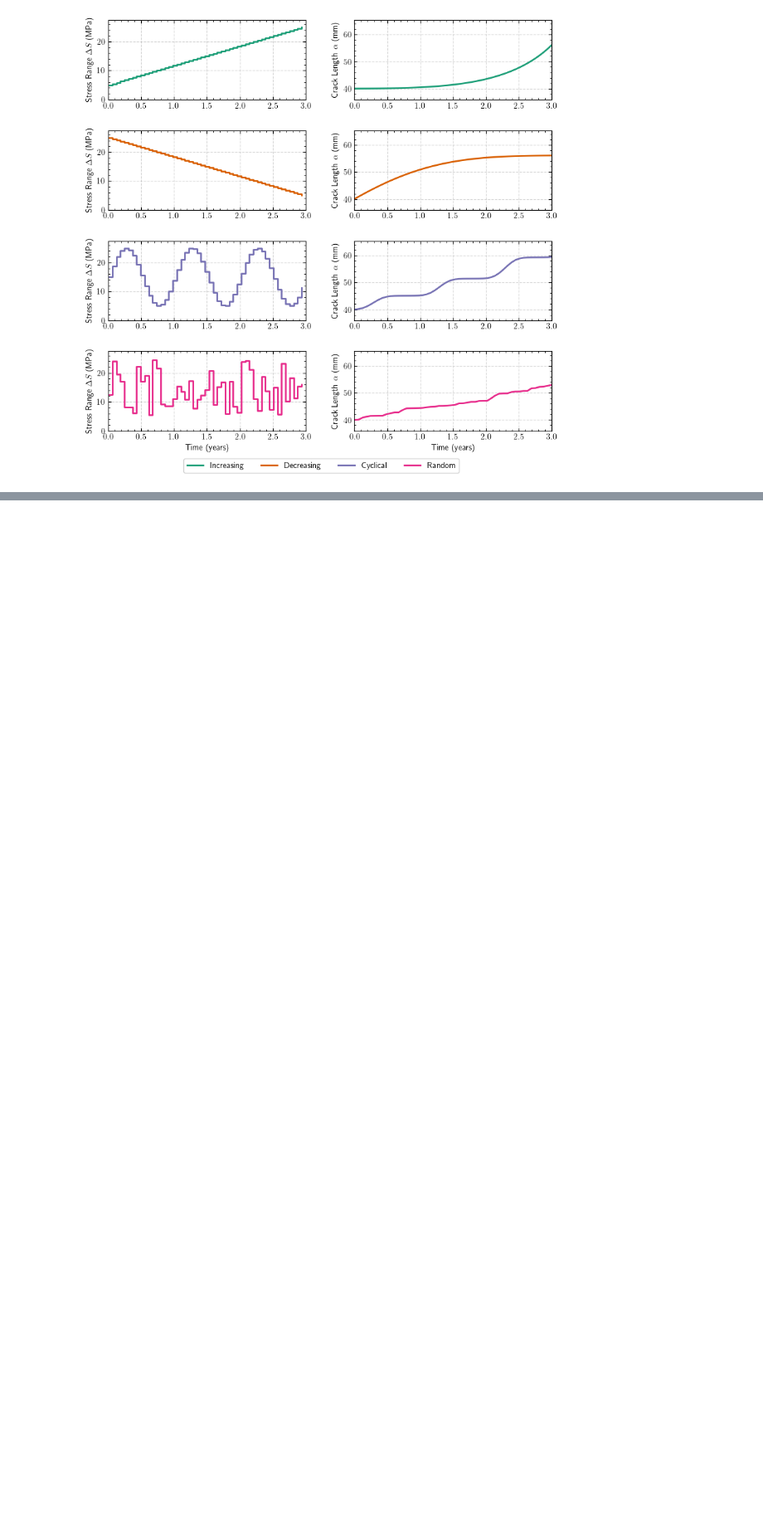
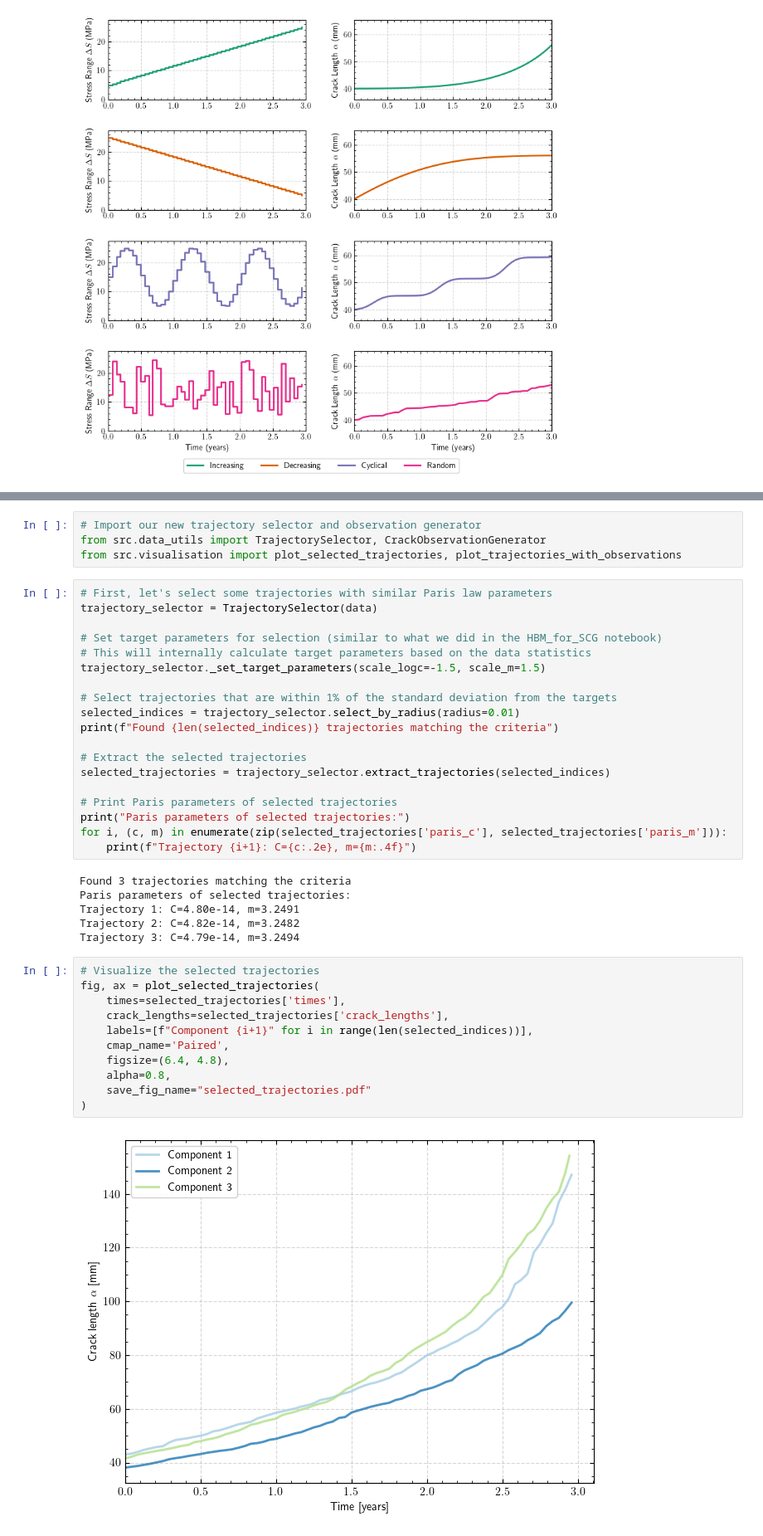
Before and after one commit to nsilionis/hierarchical-crack-growth-monitoring, a Jupyter notebook: notebooks/demo.ipynb, the cells around one changed output, grey strips where cells are left out. Shown at 83% size. Cells and saved outputs as stored; diff of their text form; blank space fills up the shorter version.

```diff
--- a/notebooks/demo.ipynb
+++ b/notebooks/demo.ipynb
@@ -244,0 +249,42 @@ Random      : 14.03 MPa
+# %%
+# Import our new trajectory selector and observation generator
+from src.data_utils import TrajectorySelector, CrackObservationGenerator
+from src.visualisation import plot_selected_trajectories, plot_trajectories_with_observations
+# %%
+# First, let's select some trajectories with similar Paris law parameters
+trajectory_selector = TrajectorySelector(data)
+
+# Set target parameters for selection (similar to what we did in the HBM_for_SCG notebook)
+# This will internally calculate target parameters based on the data statistics
+trajectory_selector._set_target_parameters(scale_logc=-1.5, scale_m=1.5)
+
+# Select trajectories that are within 1% of the standard deviation from the targets
+selected_indices = trajectory_selector.select_by_radius(radius=0.01)
+print(f"Found {len(selected_indices)} trajectories matching the criteria")
+
+# Extract the selected trajectories
+selected_trajectories = trajectory_selector.extract_trajectories(selected_indices)
+
+# Print Paris parameters of selected trajectories
+print("Paris parameters of selected trajectories:")
+for i, (c, m) in enumerate(zip(selected_trajectories['paris_c'], selected_trajectories['paris_m'])):
+    print(f"Trajectory {i+1}: C={c:.2e}, m={m:.4f}")
+# %% [output]
+Found 3 trajectories matching the criteria
+Paris parameters of selected trajectories:
+Trajectory 1: C=4.80e-14, m=3.2491
+Trajectory 2: C=4.82e-14, m=3.2482
+Trajectory 3: C=4.79e-14, m=3.2494
+# %%
+# Visualize the selected trajectories
+fig, ax = plot_selected_trajectories(
+    times=selected_trajectories['times'],
+    crack_lengths=selected_trajectories['crack_lengths'],
+    labels=[f"Component {i+1}" for i in range(len(selected_indices))],
+    cmap_name='Paired',
+    figsize=(6.4, 4.8),
+    alpha=0.8,
+    save_fig_name="selected_trajectories.pdf"
+)
+# %% [output]
+[figure, added]
```
Also changed, not shown: parts of 9 cells of this notebook.
